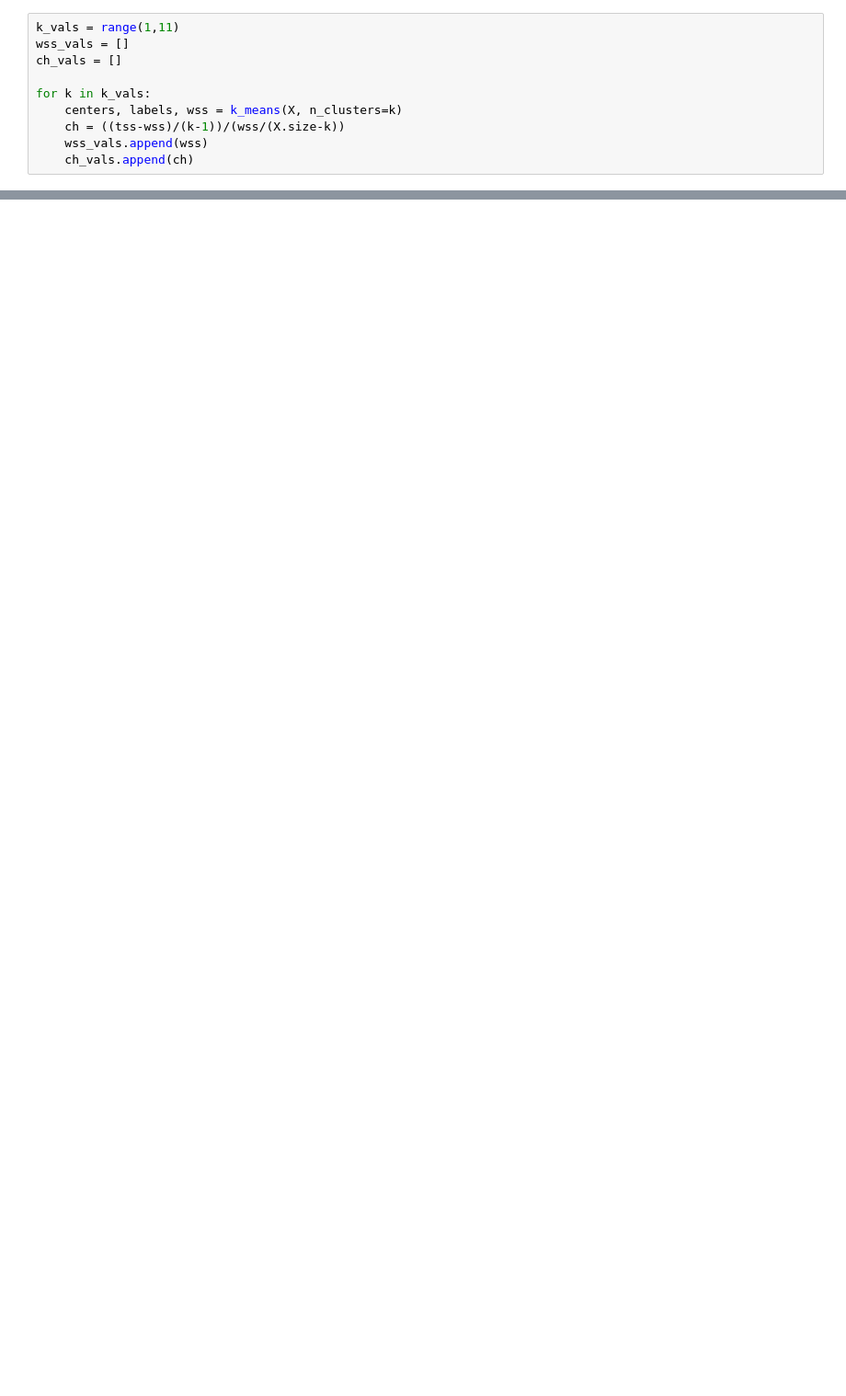
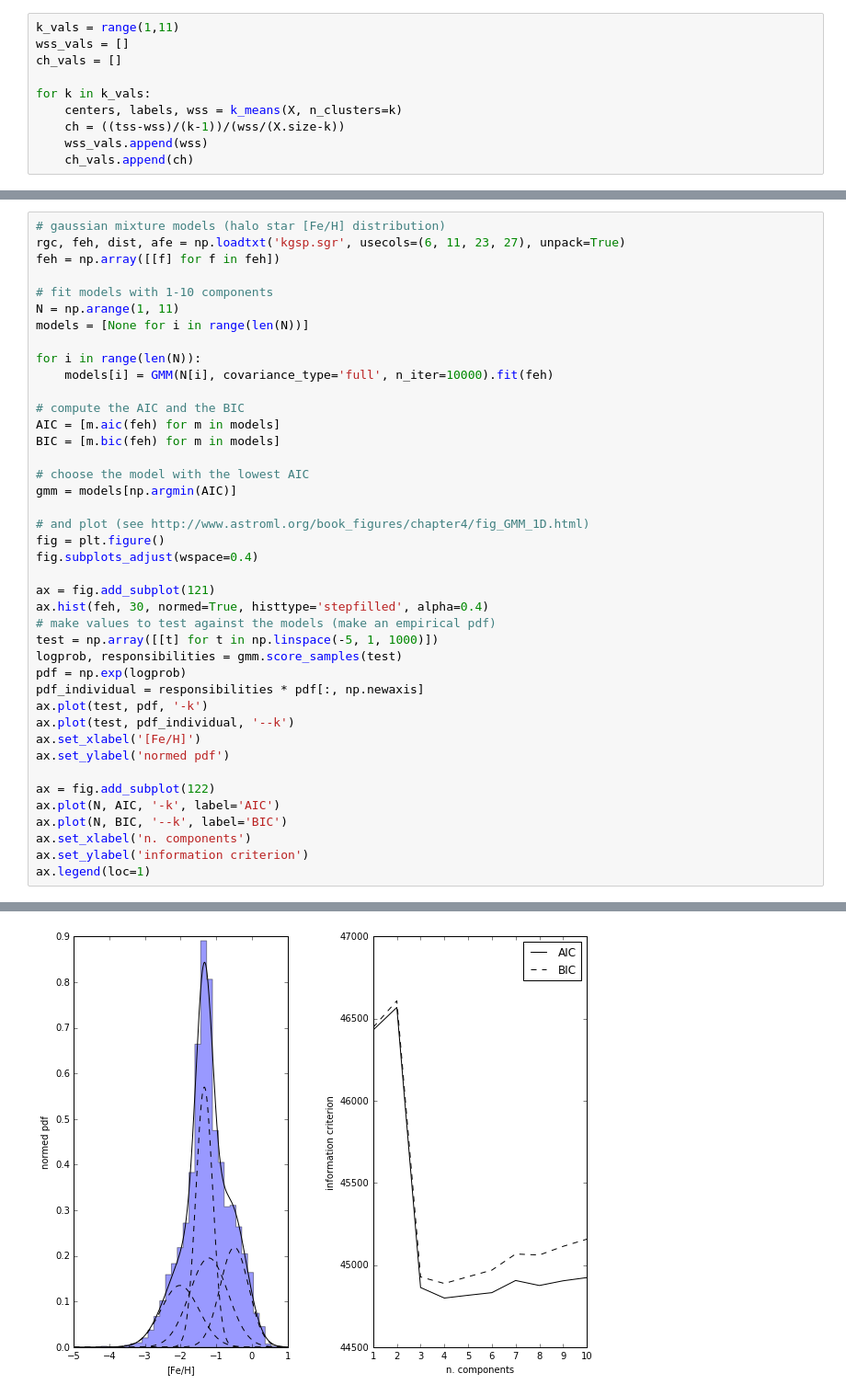
Before and after one commit to bjanesh/wfj-ipynbs, a Jupyter notebook: clustering.ipynb, the cells around one changed output, grey strips where cells are left out. Shown at 92% size. Drawn from its saved outputs; the diff is of its cells as text; blank space fills up the shorter version.

```diff
--- a/clustering.ipynb
+++ b/clustering.ipynb
@@ -59,0 +97,42 @@ plt.scatter(centers[:,0], centers[:,1], c='black', s= 250, lw=3, marker='x')
+# %%
+# gaussian mixture models (halo star [Fe/H] distribution)
+rgc, feh, dist, afe = np.loadtxt('kgsp.sgr', usecols=(6, 11, 23, 27), unpack=True)
+feh = np.array([[f] for f in feh])
+
+# fit models with 1-10 components
+N = np.arange(1, 11)
+models = [None for i in range(len(N))]
+
+for i in range(len(N)):
+    models[i] = GMM(N[i], covariance_type='full', n_iter=10000).fit(feh)
+
+# compute the AIC and the BIC
+AIC = [m.aic(feh) for m in models]
+BIC = [m.bic(feh) for m in models]
+
+# choose the model with the lowest AIC
+gmm = models[np.argmin(AIC)]
+
+# and plot (see http://www.astroml.org/book_figures/chapter4/fig_GMM_1D.html)
+fig = plt.figure()
+fig.subplots_adjust(wspace=0.4)
+
+ax = fig.add_subplot(121)
+ax.hist(feh, 30, normed=True, histtype='stepfilled', alpha=0.4)
+# make values to test against the models (make an empirical pdf)
+test = np.array([[t] for t in np.linspace(-5, 1, 1000)])
+logprob, responsibilities = gmm.score_samples(test)
+pdf = np.exp(logprob)
+pdf_individual = responsibilities * pdf[:, np.newaxis]
+ax.plot(test, pdf, '-k')
+ax.plot(test, pdf_individual, '--k')
+ax.set_xlabel('[Fe/H]')
+ax.set_ylabel('normed pdf')
+
+ax = fig.add_subplot(122)
+ax.plot(N, AIC, '-k', label='AIC')
+ax.plot(N, BIC, '--k', label='BIC')
+ax.set_xlabel('n. components')
+ax.set_ylabel('information criterion')
+ax.legend(loc=1)
+# %% [output]
@@ -59,0 +140 @@ plt.scatter(centers[:,0], centers[:,1], c='black', s= 250, lw=3, marker='x')
+[figure, added]
```
Also changed, not shown: parts of 9 cells of this notebook.
